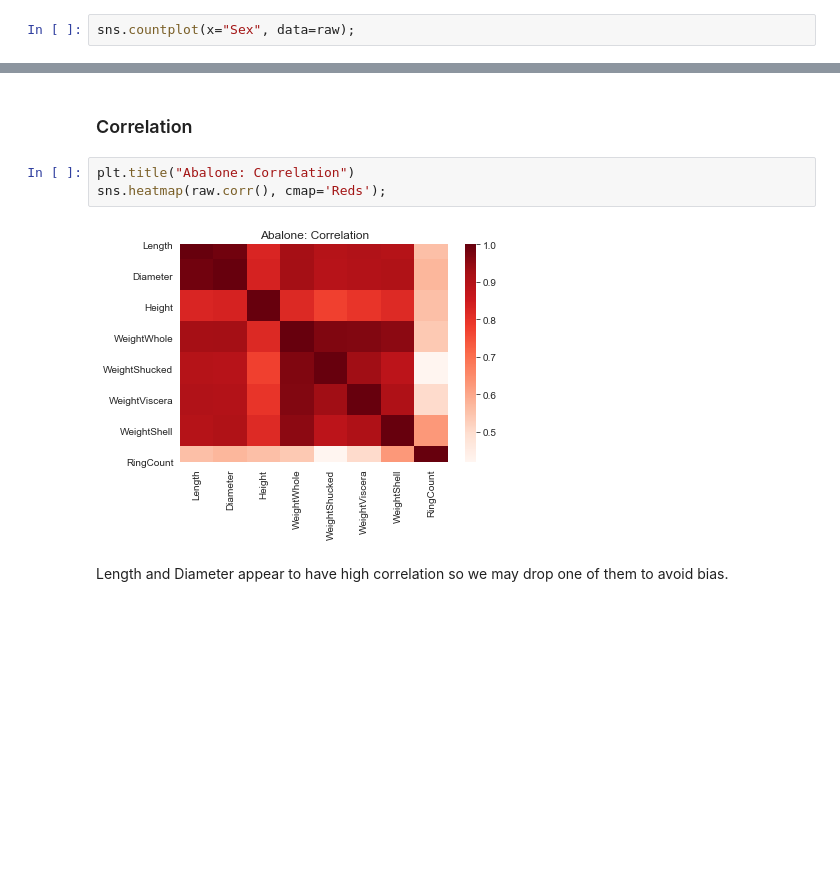
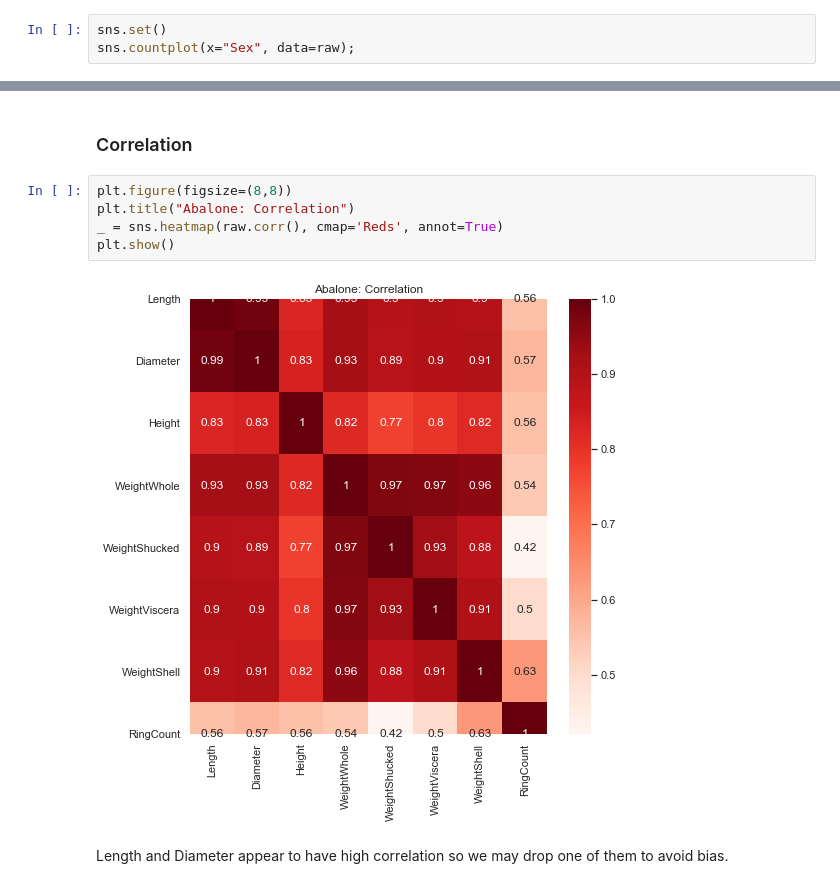
Before and after one commit to chrisammon3000/uci-abalone, a Jupyter notebook: notebooks/190924-gcl-initial-exploration.ipynb, the cells around one changed output, grey strips where cells are left out. Saved outputs shown, nothing was run; the diff lists cells and outputs as text; blank space fills up the shorter version.

```diff
--- a/notebooks/190924-gcl-initial-exploration.ipynb
+++ b/notebooks/190924-gcl-initial-exploration.ipynb
@@ -108,5 +108,6 @@ Sex is the only categorical variable. It has 3 classes:
 # %% [markdown]
 Examine distribution:
 # %%
+sns.set()
 sns.countplot(x="Sex", data=raw);
 # %% [output]
@@ -169,10 +170,12 @@ Name: RingCount, dtype: int64
 # %% [markdown]
 ### Correlation
 # %%
+plt.figure(figsize=(8,8))
 plt.title("Abalone: Correlation")
-sns.heatmap(raw.corr(), cmap='Reds');
+_ = sns.heatmap(raw.corr(), cmap='Reds', annot=True)
+plt.show()
 # %% [output]
-[figure, old version]
+[figure, new version]
 # %% [markdown]
 Length and Diameter appear to have high correlation so we may drop one of them to avoid bias.
 # %% [markdown]
```
Also changed, not shown: parts of 10 cells of this notebook.
